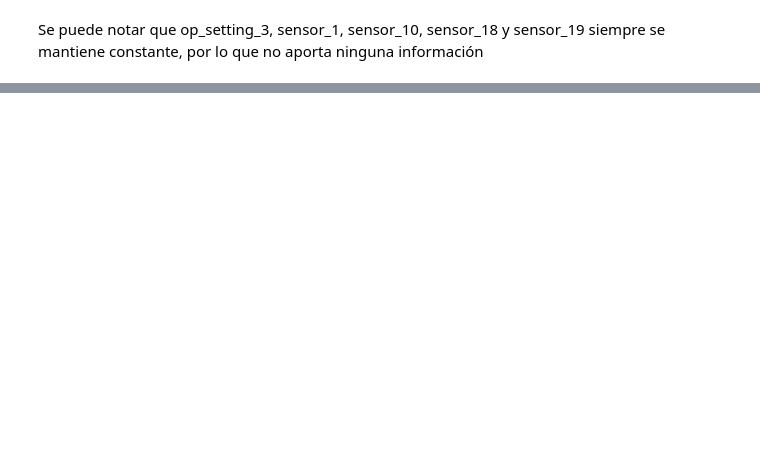
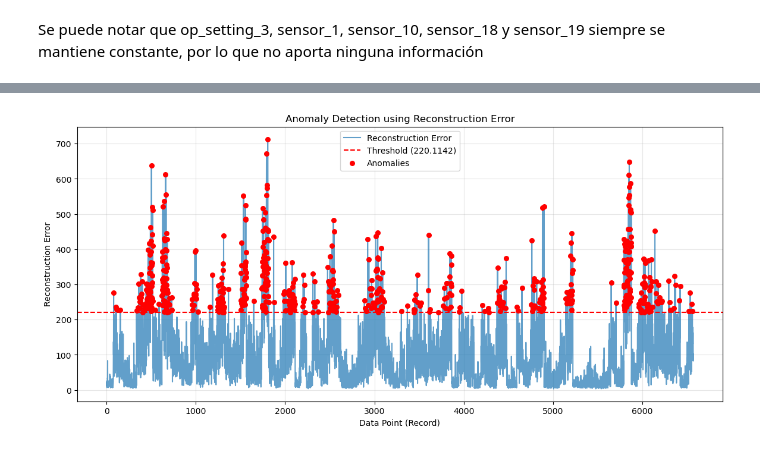
Before and after one commit to JuanPabloRodriguezC/rec_patrones_lab, a Jupyter notebook: Proyecto3/anomaly_detection_aero-engines.ipynb, the cells around one changed output, grey strips where cells are left out. Drawn from its saved outputs; the diff is of its cells as text; code cells hidden in the pictures; blank space fills up the shorter version.

```diff
--- a/Proyecto3/anomaly_detection_aero-engines.ipynb
+++ b/Proyecto3/anomaly_detection_aero-engines.ipynb
@@ -212,0 +905,7 @@ print(df_good[['probabilidad_normal', 'anomalía']].head())
+# %%
+plot_reconstruction_errors(
+    vae_errors_train, vae_threshold, vae_is_anomaly_train,
+    save_path='vae_reconstruction_errors.png'
+)
+# %% [output]
+[figure, added]
```
Also changed, not shown: parts of 45 cells of this notebook.
